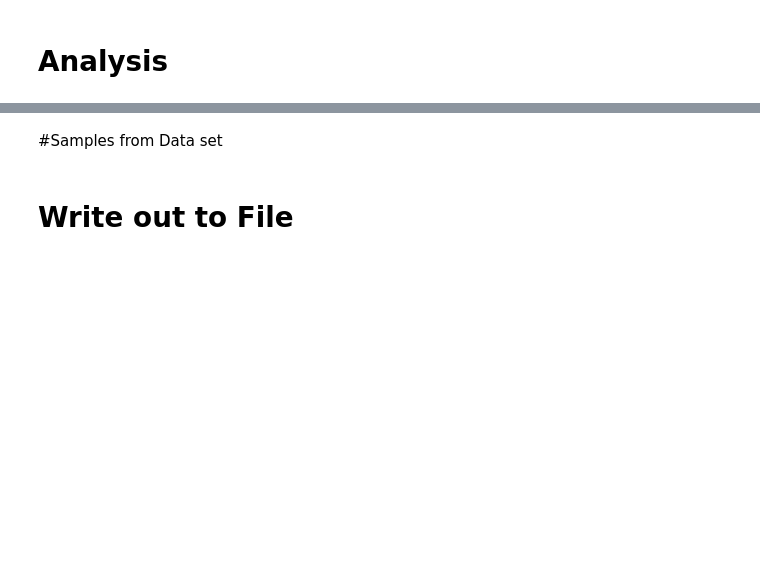
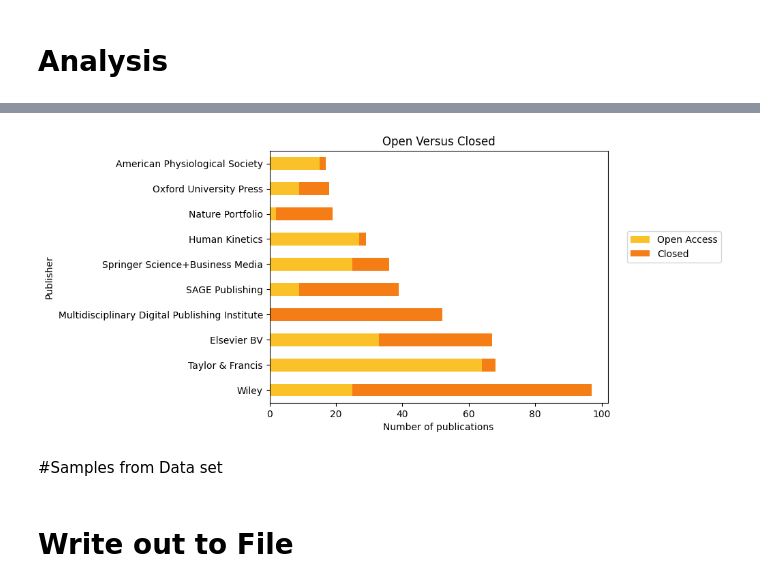
Before and after one commit to elibtronic/2025_state_of_scholarly_communication, a Jupyter notebook: 2025_SofSC.ipynb, the cells around one changed output, grey strips where cells are left out. Saved outputs shown, nothing was run; the diff lists cells and outputs as text; code cells hidden in the pictures; blank space fills up the shorter version.

Commit message:
proportion of free v. closed pubs

```diff
--- a/2025_SofSC.ipynb
+++ b/2025_SofSC.ipynb
@@ -493,0 +503,25 @@ plt.show()
+# %%
+#Closed or Open by publisher?
+
+top_10_pub_list = list(df.value_counts('publisher')[0:10].index)
+
+df_top_pub = df[df['publisher'].isin(top_10_pub_list)]
+df_top_pub = df_top_pub.groupby('publisher')['already_oa'].value_counts()
+df_top_pub = df_top_pub.unstack().fillna(0)
+
+total_pubs = []
+for pub in df_top_pub.iterrows():
+  total_pubs.append(pub[1]['no']+pub[1]['yes'])
+df_top_pub['total'] = total_pubs
+df_top_pub.sort_values(by='total',ascending=False,inplace=True)
+del(df_top_pub['total'])
+
+df_top_pub.plot(kind='barh',stacked=True,color=colors,title="Proportion of Open Access",xlabel='Number of publications')
+plt.legend(["Open Access","Closed"],bbox_to_anchor=(1.35,0.7))
+plt.ylabel("Publisher")
+plt.title("Open Versus Closed")
+figname = "Proportion_of_Open_Access.png"
+plt.savefig(figname, bbox_inches='tight')
+files.download(figname)
+plt.show()
+# %% [output]
@@ -494,3 +530,4 @@ plt.show()
+[figure, added]
 # %% [markdown]
 #Samples from Data set
 # %%
```
Also changed, not shown: parts of 18 cells of this notebook.
